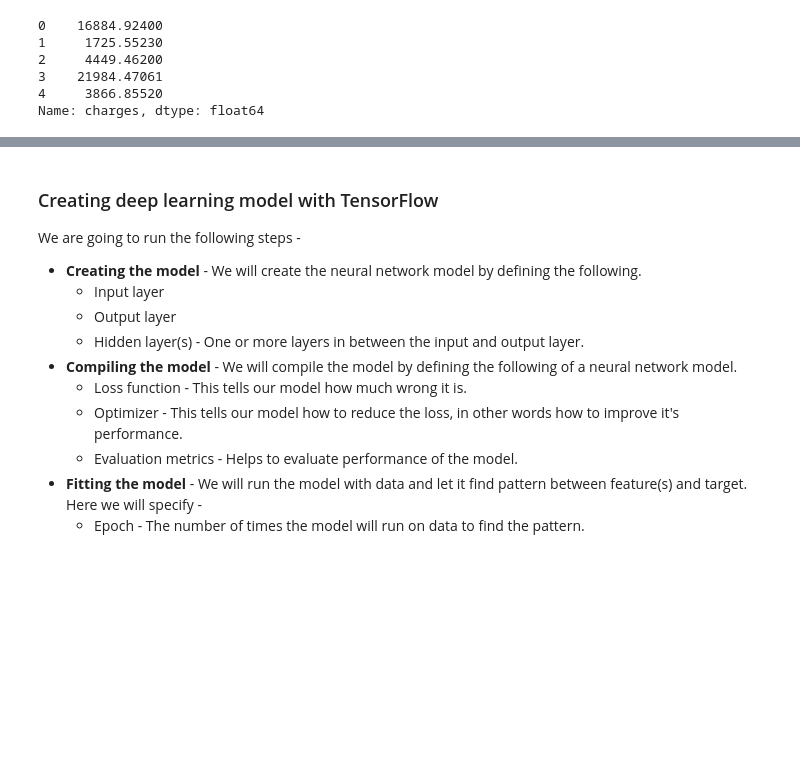
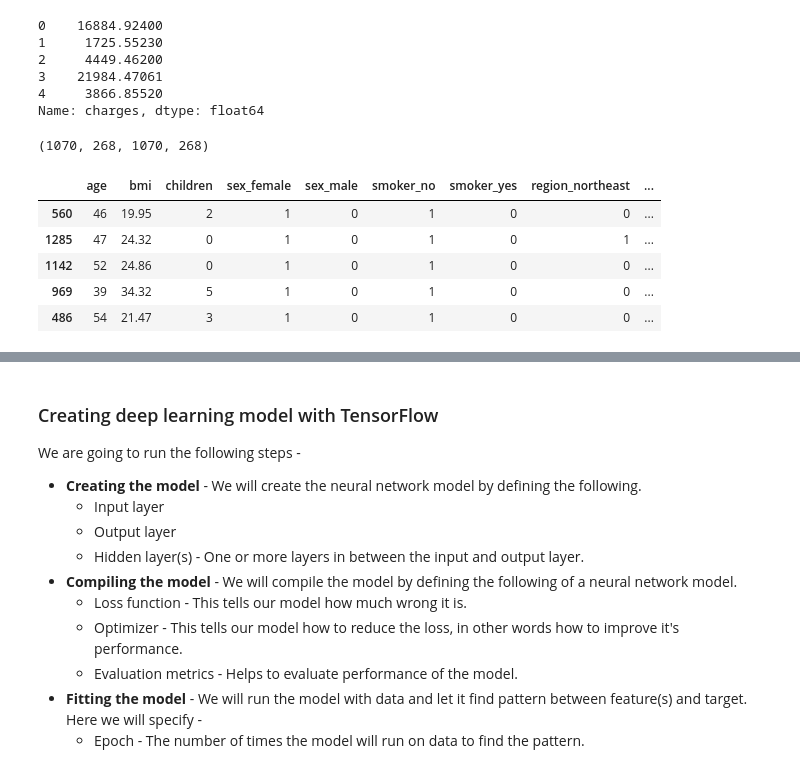
Before and after one commit to GoAshim/Artificial-Neural-Network-with-TensorFlow, a Jupyter notebook: 03_Regression_Problem_with_TensorFlow_Predict_Premium.ipynb, the cells around one changed output, grey strips where cells are left out. Saved outputs shown, nothing was run; the diff lists cells and outputs as text; code cells hidden in the pictures; blank space fills up the shorter version.

```diff
--- a/03_Regression_Problem_with_TensorFlow_Predict_Premium.ipynb
+++ b/03_Regression_Problem_with_TensorFlow_Predict_Premium.ipynb
@@ -187,3 +187,27 @@ y.head()
 3    21984.47061
 4     3866.85520
 Name: charges, dtype: float64
+# %%
+# Split the feature and label dataset into training and test
+
+# Import necessary library
+from sklearn.model_selection import train_test_split
+
+
+# Split data into train and test sets
+X_train, X_test, y_train, y_test = train_test_split(X, y, test_size=0.2, random_state=42)
+# %%
+# Check the record count of train and test sets
+len(X_train), len(X_test), len(y_train), len(y_test)
+# %% [output]
+(1070, 268, 1070, 268)
+# %%
+# Review the training feature set
+X_train.head()
+# %% [output]
+|  | age | bmi | children | sex_female | sex_male | smoker_no | smoker_yes | region_northeast | ... |
+| 560 | 46 | 19.95 | 2 | 1 | 0 | 1 | 0 | 0 | ... |
+| 1285 | 47 | 24.32 | 0 | 1 | 0 | 1 | 0 | 1 | ... |
+| 1142 | 52 | 24.86 | 0 | 1 | 0 | 1 | 0 | 0 | ... |
+| 969 | 39 | 34.32 | 5 | 1 | 0 | 1 | 0 | 0 | ... |
+| 486 | 54 | 21.47 | 3 | 1 | 0 | 1 | 0 | 0 | ... |
```
Also changed, not shown: parts of 1 cell of this notebook.
